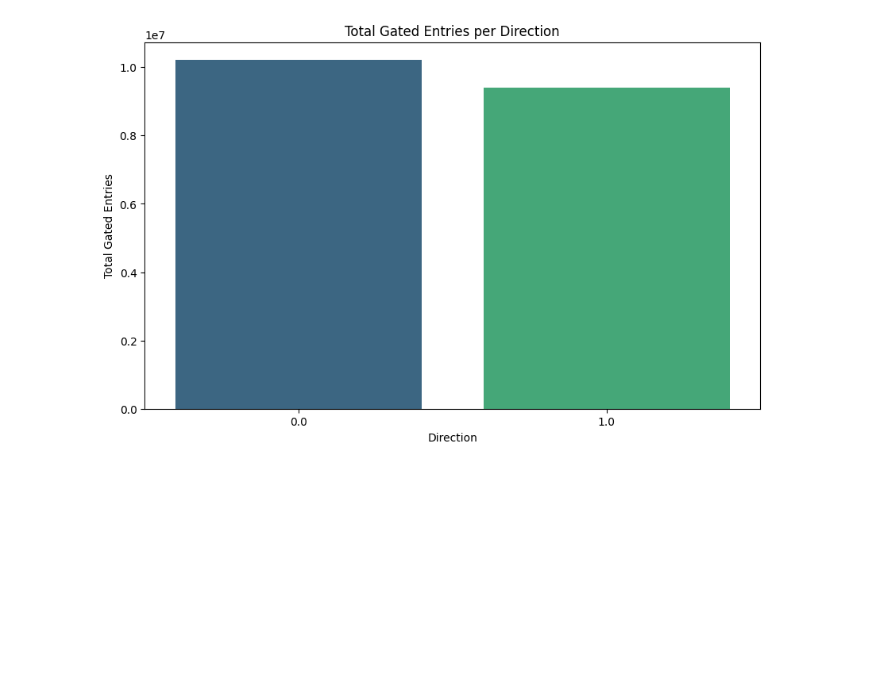
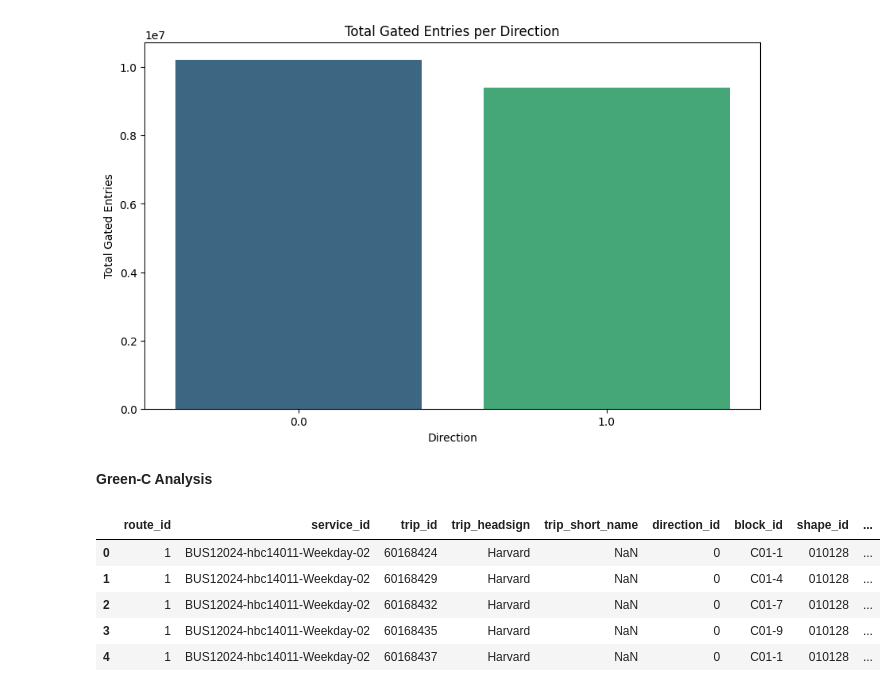
Before and after one commit to kevin-r-murphy/BA888-MBTA, a Jupyter notebook: MBTA_RapidTransit.ipynb, the cells around one changed output. Saved outputs shown, nothing was run; the diff lists cells and outputs as text; code cells hidden in the pictures; blank space fills up the shorter version.

```diff
--- a/MBTA_RapidTransit.ipynb
+++ b/MBTA_RapidTransit.ipynb
@@ -435,3 +429,14 @@ plt.show()
 # %% [output]
 Passing `palette` without assigning `hue` is deprecated and will be removed in v0.14.0. Assign the `x` variable to `hue` and set `legend=False` for the same effect.
 [figure]
+# %% [markdown]
+****Green-C Analysis****
+# %%
+trips.head()
+# %% [output]
+|  | route_id | service_id | trip_id | trip_headsign | trip_short_name | direction_id | block_id | shape_id | ... |
+| 0 | 1 | BUS12024-hbc14011-Weekday-02 | 60168424 | Harvard | NaN | 0 | C01-1 | 010128 | ... |
+| 1 | 1 | BUS12024-hbc14011-Weekday-02 | 60168429 | Harvard | NaN | 0 | C01-4 | 010128 | ... |
+| 2 | 1 | BUS12024-hbc14011-Weekday-02 | 60168432 | Harvard | NaN | 0 | C01-7 | 010128 | ... |
+| 3 | 1 | BUS12024-hbc14011-Weekday-02 | 60168435 | Harvard | NaN | 0 | C01-9 | 010128 | ... |
+| 4 | 1 | BUS12024-hbc14011-Weekday-02 | 60168437 | Harvard | NaN | 0 | C01-1 | 010128 | ... |
```
Also changed, not shown: parts of 15 cells of this notebook.
